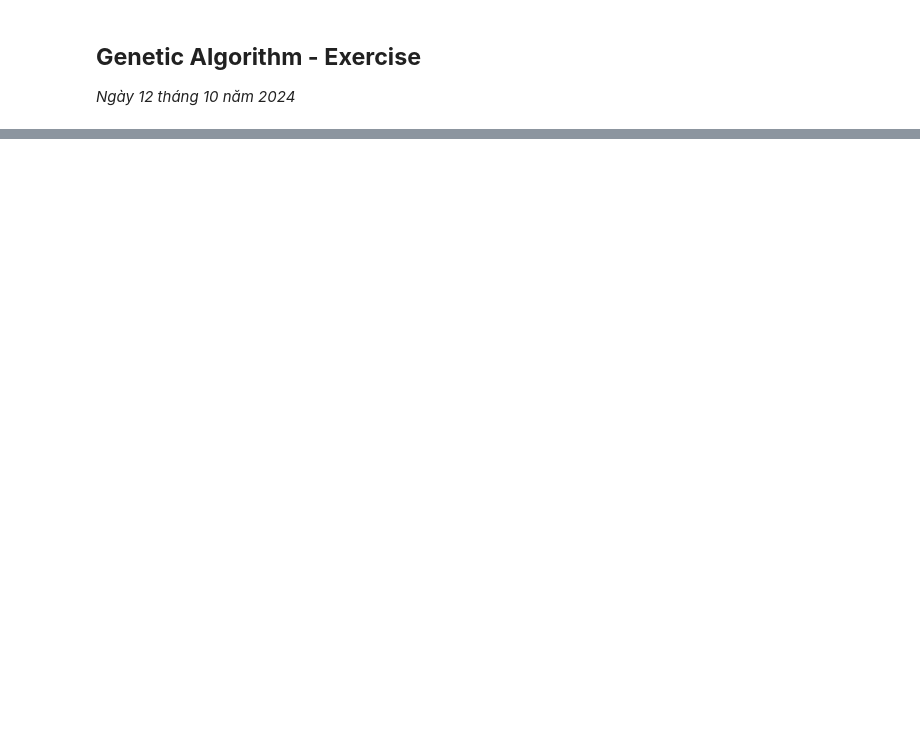
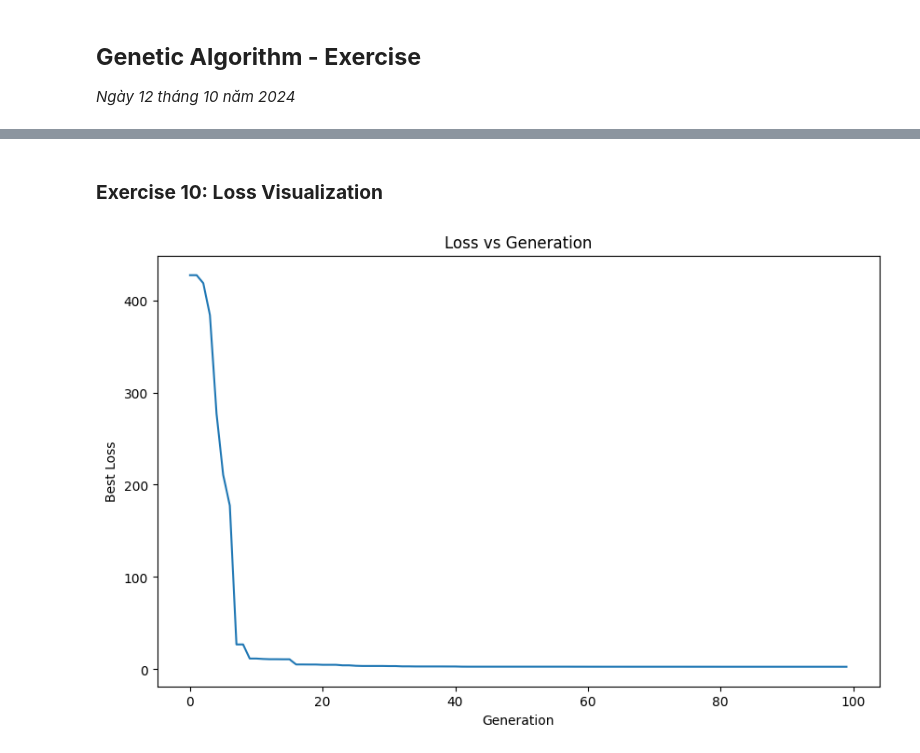
Before and after one commit to Phatban/AIO2024_Exercises, a Jupyter notebook: Module_4/Week_3/Genetic_Algorithm.ipynb, the cells around one changed output, grey strips where cells are left out. Drawn from its saved outputs; the diff is of its cells as text; code cells hidden in the pictures; blank space fills up the shorter version.

Commit message:
Complete file exercise M04W03

```diff
--- a/Module_4/Week_3/Genetic_Algorithm.ipynb
+++ b/Module_4/Week_3/Genetic_Algorithm.ipynb
@@ -288,0 +160,9 @@ plt.show()
+# %%
+def initializePopulation(m):
+
+  """
+    Initialize population with m individuals
+  """
+
+  population = [create_individual() for _ in range(m)]
+  return population
@@ -288,0 +237,20 @@ plt.show()
+# %%
+def run_GA():
+
+  """
+    Run the complete Genetic Algorithm
+  """
+
+  n_generations = 100
+  m = 600
+  features_X, sales_Y = load_data_from_file()
+  population = initializePopulation(m)
+  losses_list = []
+  for i in range(n_generations):
+    # *********** your code here *************
+    print(f"Generation {i + 1} has", end=" ")
+    population, best_loss = create_new_population(population, elitism=2, gen=i)
+    losses_list.append(best_loss)
+  return population, losses_list
+
+population, losses_list = run_GA()
@@ -288,0 +275,20 @@ plt.show()
+# %% [markdown]
+### **Exercise 10: Loss Visualization**
+# %%
+import matplotlib.pyplot as plt
+
+def visualize_loss(losses_list):
+      """
+            Visualize loss values over generations
+      """
+      # *********** your code here *************
+      plt.figure(figsize=(10, 6))
+      plt.plot(range(len(losses_list)), losses_list)
+      plt.xlabel('Generation')
+      plt.ylabel('Best Loss')
+      plt.title('Loss vs Generation')
+      plt.show()
+
+visualize_loss(losses_list)
+# %% [output]
+[figure, added]
```
Also changed, not shown: parts of 49 cells of this notebook.
